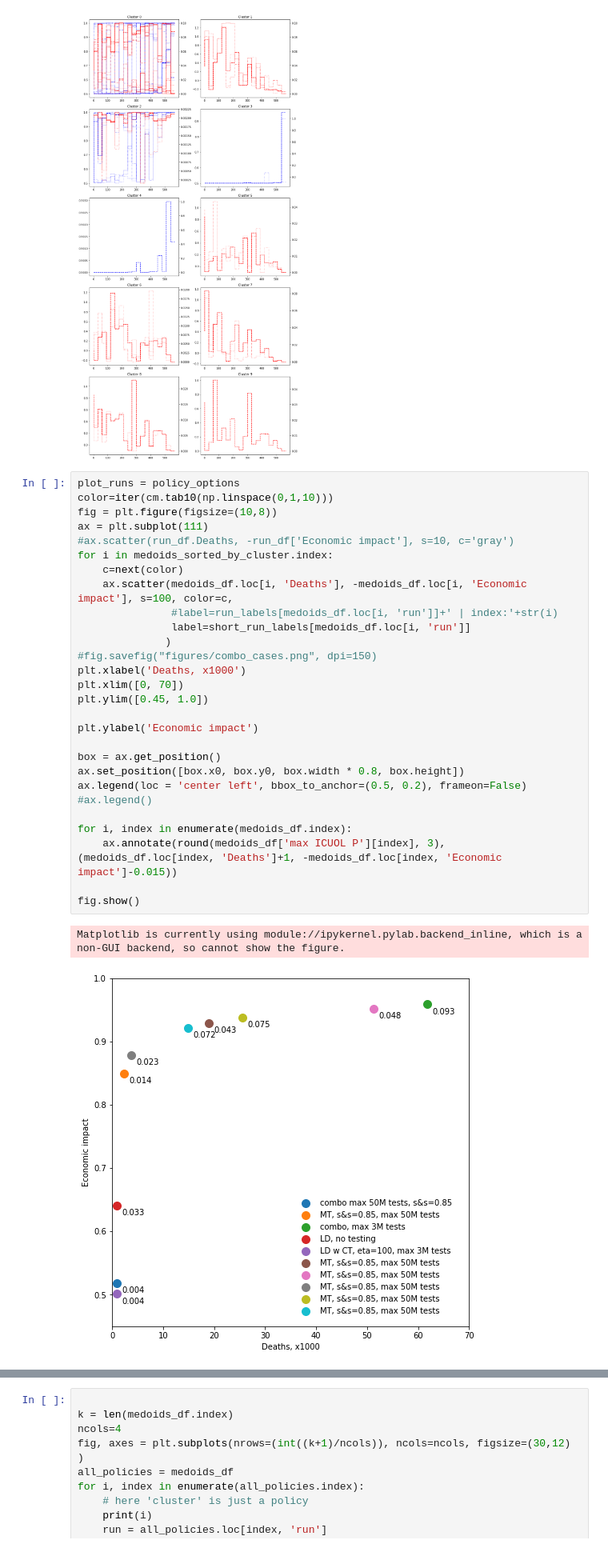
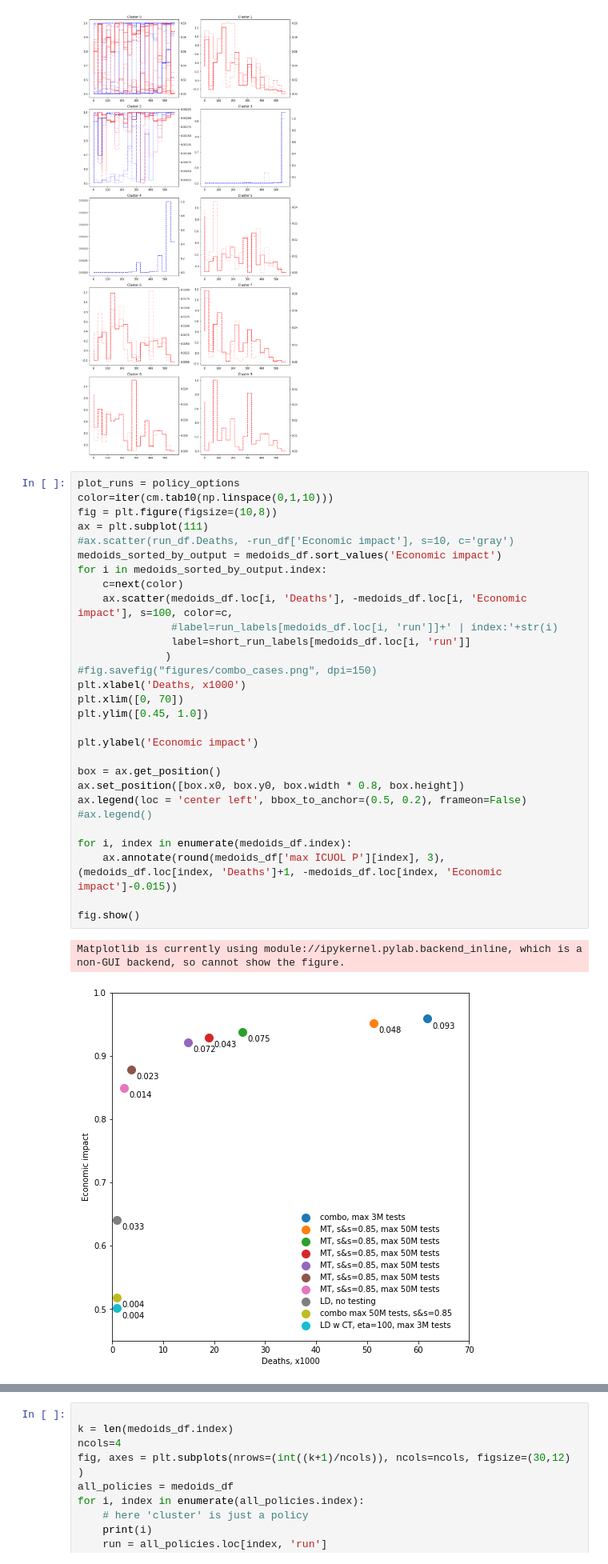
Before and after one commit to lauri-neuvonen/BHM_Covid_Testing, a Jupyter notebook: Visualizations-combo_strategies.ipynb, the cells around one changed output, grey strips where cells are left out. Shown at 80% size. Cells and saved outputs as stored; diff of their text form.

```diff
--- a/Visualizations-combo_strategies.ipynb
+++ b/Visualizations-combo_strategies.ipynb
@@ -407,31 +407,32 @@ plt.show
 # %%
 plot_runs = policy_options
 color=iter(cm.tab10(np.linspace(0,1,10)))
 fig = plt.figure(figsize=(10,8))
 ax = plt.subplot(111)
 #ax.scatter(run_df.Deaths, -run_df['Economic impact'], s=10, c='gray')
-for i in medoids_sorted_by_cluster.index:
+medoids_sorted_by_output = medoids_df.sort_values('Economic impact')
+for i in medoids_sorted_by_output.index:
     c=next(color)
     ax.scatter(medoids_df.loc[i, 'Deaths'], -medoids_df.loc[i, 'Economic impact'], s=100, color=c,
                #label=run_labels[medoids_df.loc[i, 'run']]+' | index:'+str(i)
                label=short_run_labels[medoids_df.loc[i, 'run']]
               )
 #fig.savefig("figures/combo_cases.png", dpi=150)
 plt.xlabel('Deaths, x1000')
 plt.xlim([0, 70])
 plt.ylim([0.45, 1.0])
 
 plt.ylabel('Economic impact')
 
 box = ax.get_position()
 ax.set_position([box.x0, box.y0, box.width * 0.8, box.height])
 ax.legend(loc = 'center left', bbox_to_anchor=(0.5, 0.2), frameon=False)
 #ax.legend()
 
 for i, index in enumerate(medoids_df.index):
     ax.annotate(round(medoids_df['max ICUOL P'][index], 3), (medoids_df.loc[index, 'Deaths']+1, -medoids_df.loc[index, 'Economic impact']-0.015))
 
 fig.show()
 # %% [output]
 Matplotlib is currently using module://ipykernel.pylab.backend_inline, which is a non-GUI backend, so cannot show the figure.
-[figure, old version]
+[figure, new version]
```
Also changed, not shown: parts of 1 cell of this notebook, 3 other files.
